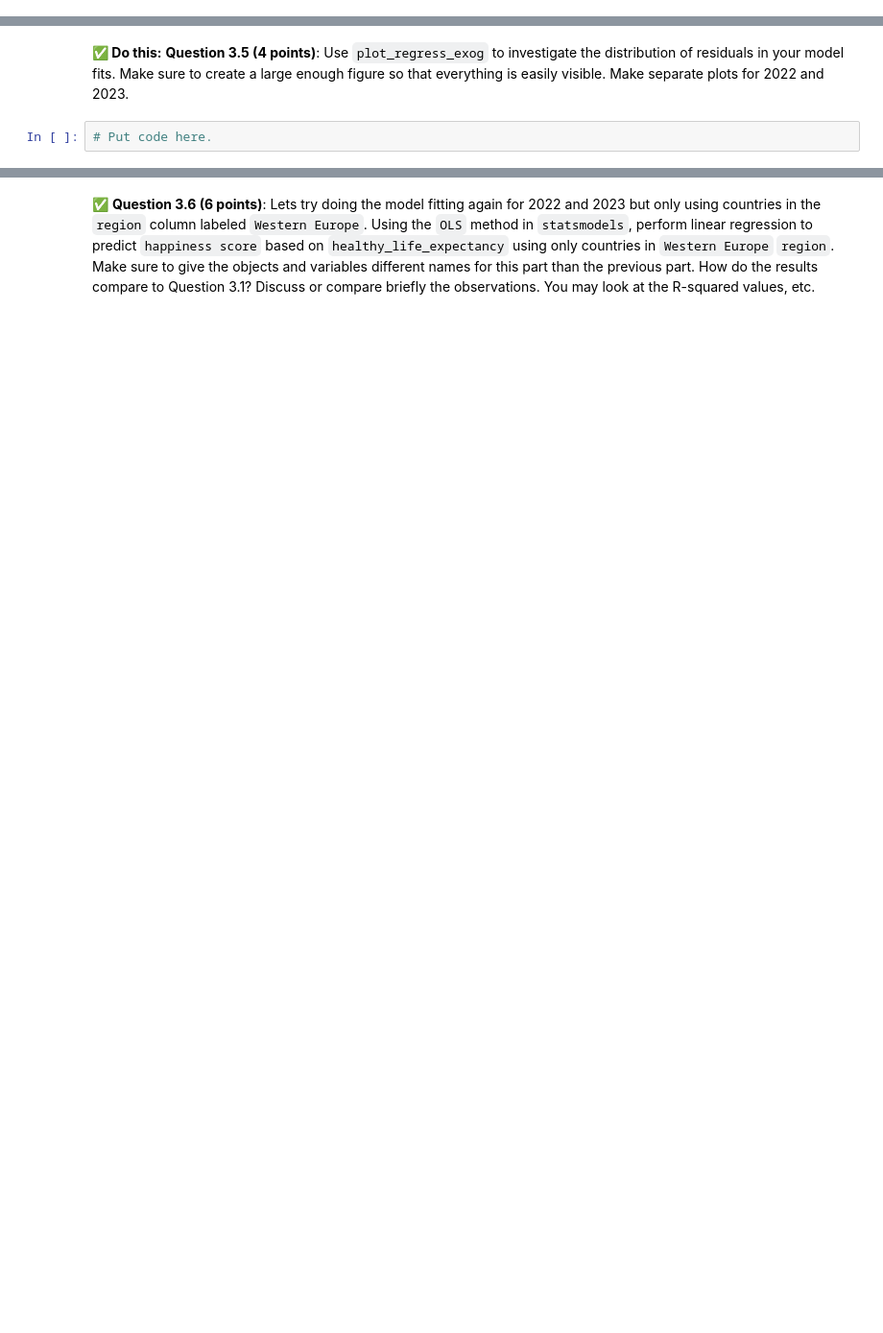
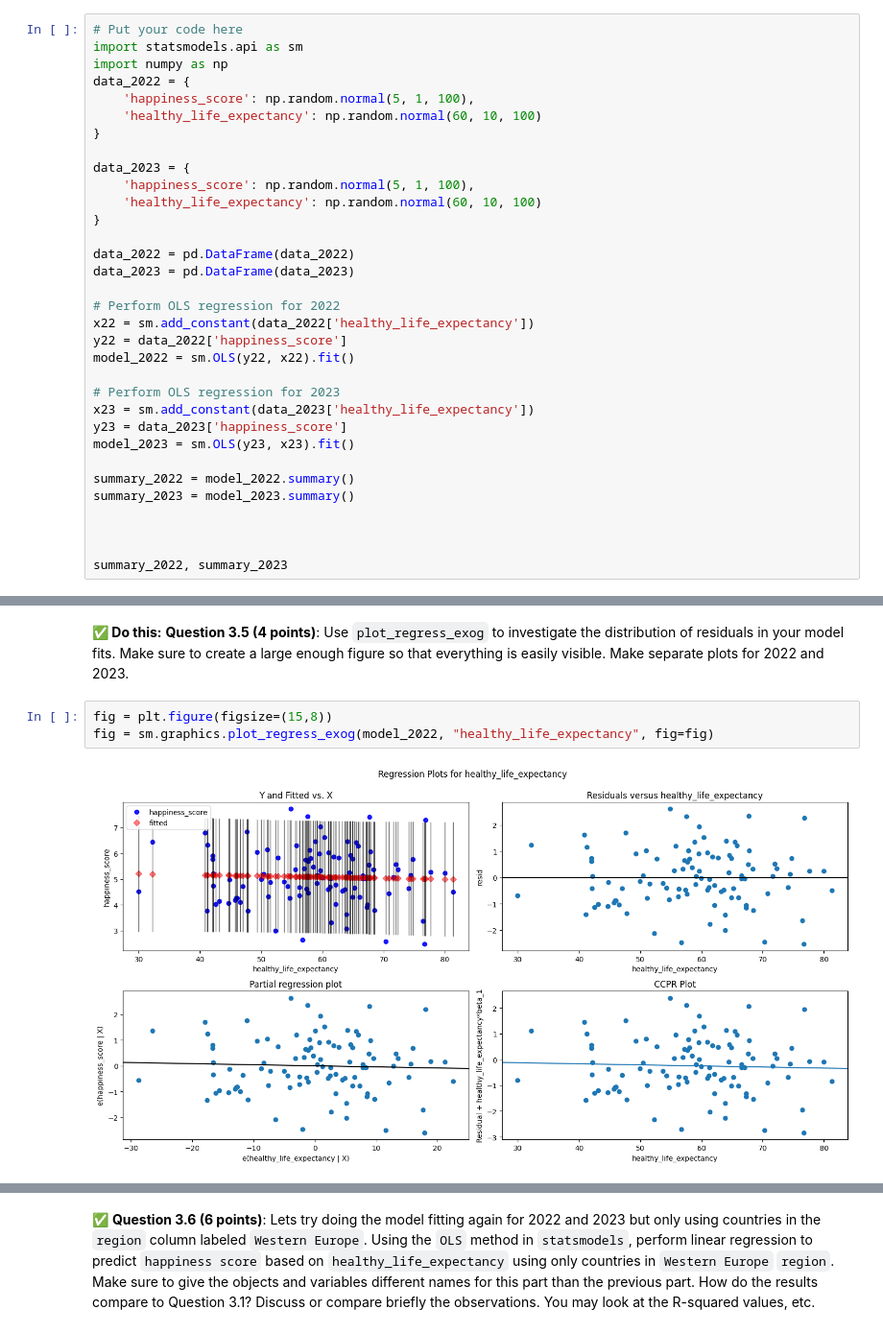
Before and after one commit to brytran/CMSE202-f23-turnin, a Jupyter notebook: hw-03/HW-03_Regression-S24-STUDENT.ipynb, the cells around one changed output, grey strips where cells are left out. Shown: that part at 96% size. Saved outputs shown, nothing was run; the diff lists cells and outputs as text; blank space fills up the shorter version.

```diff
--- a/hw-03/HW-03_Regression-S24-STUDENT.ipynb
+++ b/hw-03/HW-03_Regression-S24-STUDENT.ipynb
@@ -128,0 +121,33 @@ In this part, we'll perform some one-variable linear regression analysis on the
+# %%
+# Put your code here
+import statsmodels.api as sm
+import numpy as np
+data_2022 = {
+    'happiness_score': np.random.normal(5, 1, 100),
+    'healthy_life_expectancy': np.random.normal(60, 10, 100)
+}
+
+data_2023 = {
+    'happiness_score': np.random.normal(5, 1, 100),
+    'healthy_life_expectancy': np.random.normal(60, 10, 100)
+}
+
+data_2022 = pd.DataFrame(data_2022)
+data_2023 = pd.DataFrame(data_2023)
+
+# Perform OLS regression for 2022
+x22 = sm.add_constant(data_2022['healthy_life_expectancy'])
+y22 = data_2022['happiness_score']
+model_2022 = sm.OLS(y22, x22).fit()
+
+# Perform OLS regression for 2023
+x23 = sm.add_constant(data_2023['healthy_life_expectancy'])
+y23 = data_2023['happiness_score']
+model_2023 = sm.OLS(y23, x23).fit()
+
+summary_2022 = model_2022.summary()
+summary_2023 = model_2023.summary()
+
+
+
+summary_2022, summary_2023
@@ -147,4 +223,7 @@ In this part, we'll perform some one-variable linear regression analysis on the
 # %% [markdown]
 **&#9989; Do this:** **Question 3.5 (4 points)**: Use `plot_regress_exog` to investigate the distribution of residuals in your model fits. Make sure to create a large enough figure so that everything is easily visible. Make separate plots for 2022 and 2023.
-# %%
-# Put code here.
+# %%
+fig = plt.figure(figsize=(15,8))
+fig = sm.graphics.plot_regress_exog(model_2022, "healthy_life_expectancy", fig=fig)
+# %% [output]
+[figure, added]
```
Also changed, not shown: parts of 16 cells of this notebook.
